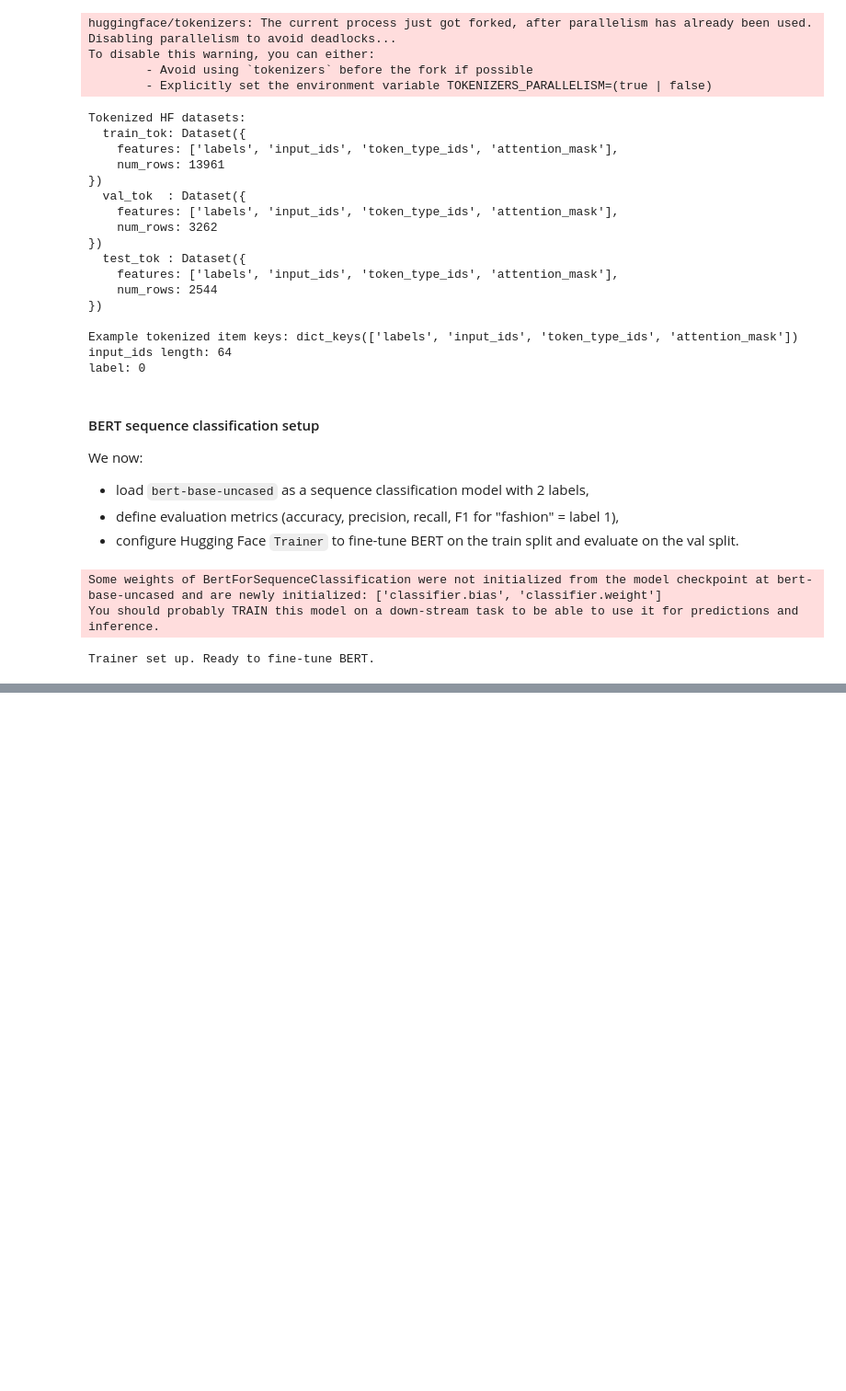
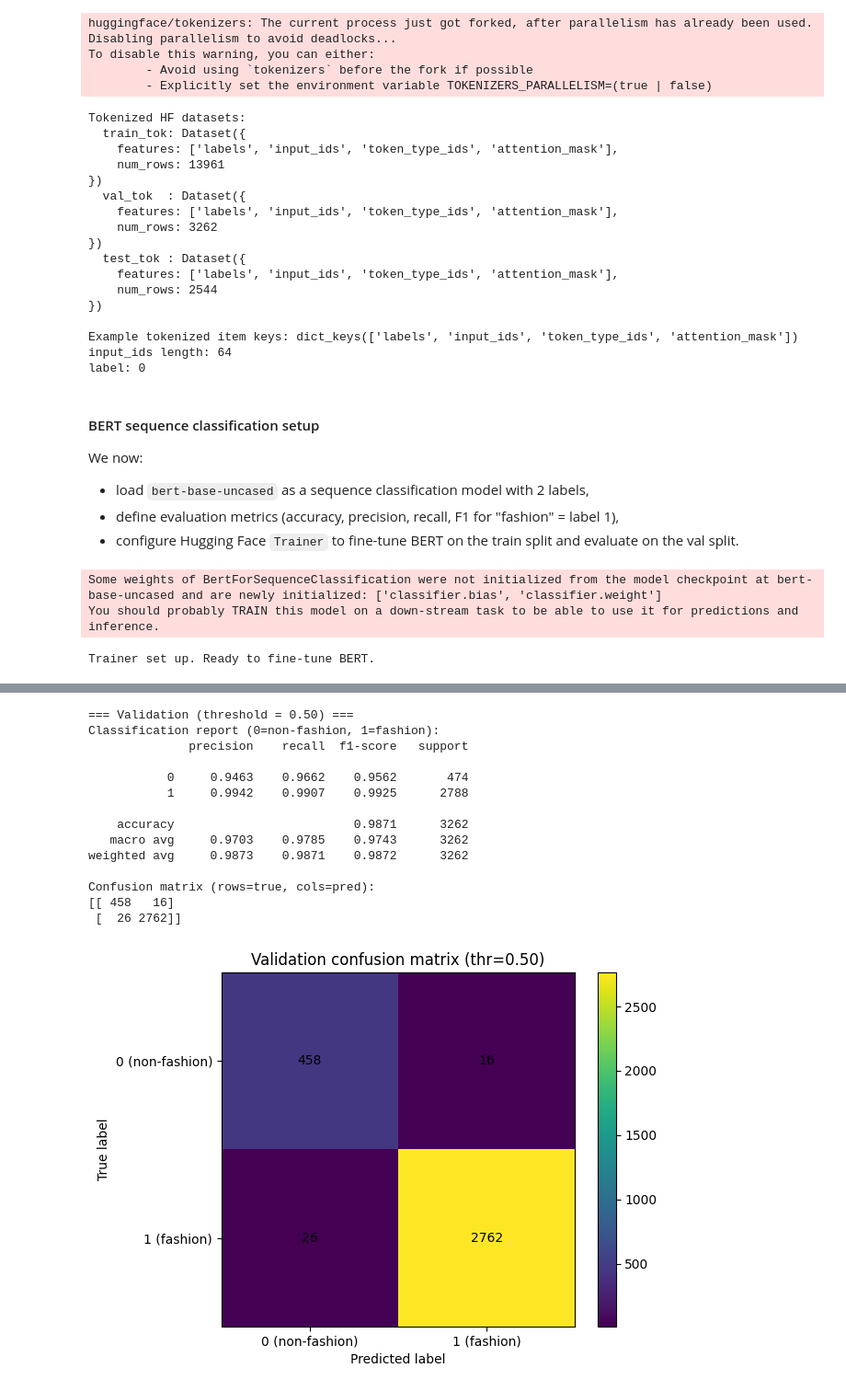
Before and after one commit to rlvramana/Product-Classifcation, a Jupyter notebook: notebooks/06_bert_finetune.ipynb, the cells around one changed output, grey strips where cells are left out. Shown at 92% size. Drawn from its saved outputs; the diff is of its cells as text; code cells hidden in the pictures; blank space fills up the shorter version.

```diff
--- a/notebooks/06_bert_finetune.ipynb
+++ b/notebooks/06_bert_finetune.ipynb
@@ -369,0 +466,74 @@ print(eval_test)
+# %%
+# BERT: confusion matrices on val and test (threshold = 0.5)
+
+import numpy as np
+import matplotlib.pyplot as plt
+from sklearn.metrics import (
+    confusion_matrix,
+    classification_report,
+)
+
+# Helper: get logits and probs from Trainer
+def get_probs_and_labels(dataset):
+    preds_output = trainer.predict(dataset)
+    logits = preds_output.predictions
+    labels = preds_output.label_ids
+    probs = np.exp(logits) / np.exp(logits).sum(axis=-1, keepdims=True)  # softmax
+    prob_fashion = probs[:, 1]  # probability of label 1 (fashion)
+    return prob_fashion, labels
+
+# Get probabilities and true labels
+val_probs, val_labels = get_probs_and_labels(val_ds_tok)
+test_probs, test_labels = get_probs_and_labels(test_ds_tok)
+
+def eval_at_threshold(probs, labels, threshold, split_name):
+    preds = (probs >= threshold).astype(int)
+
+    print(f"\n=== {split_name} (threshold = {threshold:.2f}) ===")
+    print("Classification report (0=non-fashion, 1=fashion):")
+    print(classification_report(labels, preds, labels=[0, 1], digits=4))
+
+    cm = confusion_matrix(labels, preds, labels=[0, 1])
+    print("Confusion matrix (rows=true, cols=pred):")
+    print(cm)
+
+    # Plot confusion matrix
+    plt.figure()
+    plt.imshow(cm, interpolation="nearest")
+    plt.title(f"{split_name} confusion matrix (thr={threshold:.2f})")
+    plt.colorbar()
+    tick_labels = ["0 (non-fashion)", "1 (fashion)"]
+    plt.xticks([0, 1], tick_labels)
+    plt.yticks([0, 1], tick_labels)
+    plt.xlabel("Predicted label")
+    plt.ylabel("True label")
+
+    # annotate counts
+    for i in range(cm.shape[0]):
+        for j in range(cm.shape[1]):
+            plt.text(j, i, str(cm[i, j]), ha="center", va="center")
+
+    plt.tight_layout()
+    plt.grid(False)
+    plt.show()
+
+
+# Evaluate at default threshold 0.5
+eval_at_threshold(val_probs, val_labels, 0.5, "Validation")
+eval_at_threshold(test_probs, test_labels, 0.5, "Test")
+# %% [output]
+=== Validation (threshold = 0.50) ===
+Classification report (0=non-fashion, 1=fashion):
+              precision    recall  f1-score   support
+
+           0     0.9463    0.9662    0.9562       474
+           1     0.9942    0.9907    0.9925      2788
+
+    accuracy                         0.9871      3262
+   macro avg     0.9703    0.9785    0.9743      3262
+weighted avg     0.9873    0.9871    0.9872      3262
+
+Confusion matrix (rows=true, cols=pred):
+[[ 458   16]
+ [  26 2762]]
+[figure, added]
```
Also changed, not shown: parts of 9 cells of this notebook, 1 other file.
